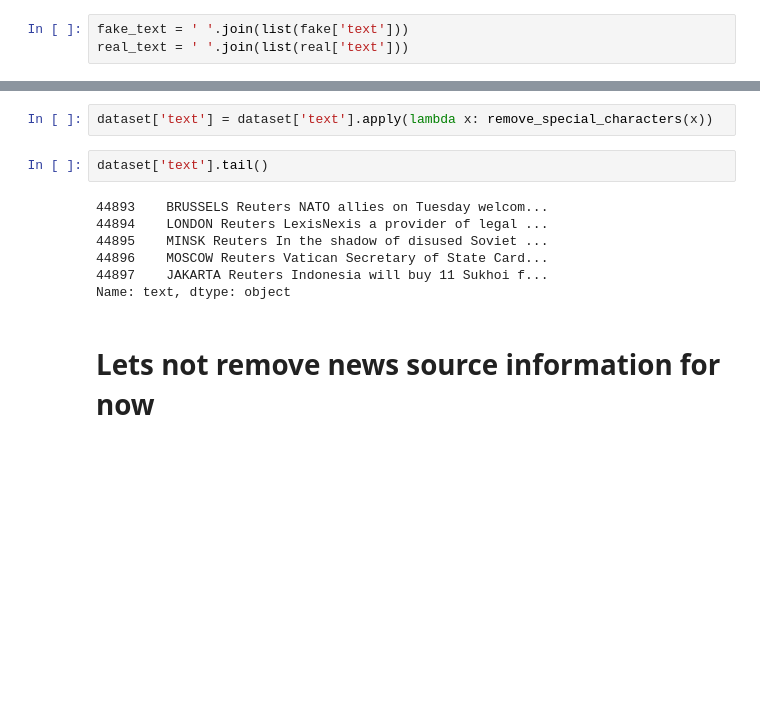
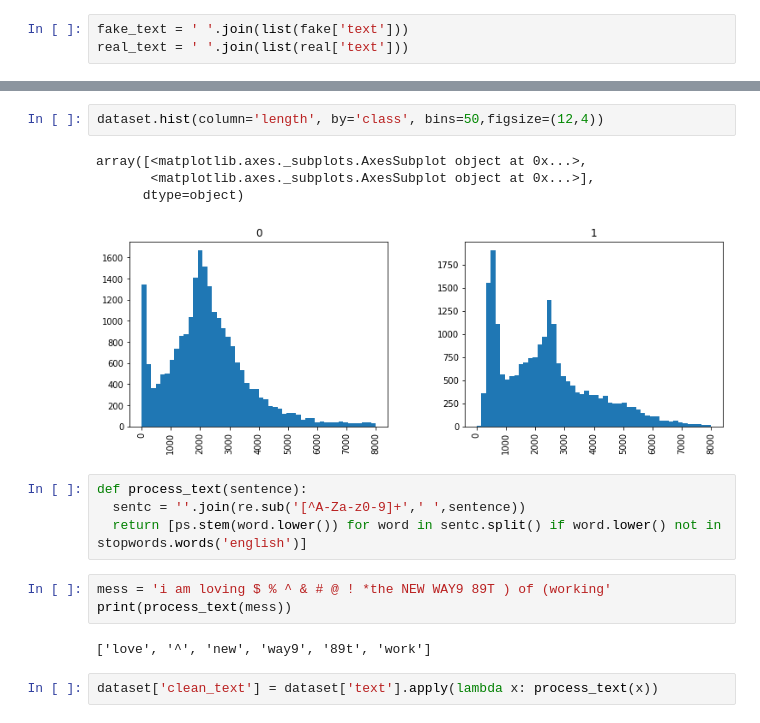
Before and after one commit to yogeshdhome/Coursera-IBM-AI-ML-Course, a Jupyter notebook: Fake_News_Detection_using_LSTM.ipynb, the cells around one changed output, grey strips where cells are left out. Cells and saved outputs as stored; diff of their text form; blank space fills up the shorter version.

```diff
--- a/Fake_News_Detection_using_LSTM.ipynb
+++ b/Fake_News_Detection_using_LSTM.ipynb
@@ -149,13 +151,18 @@ def remove_special_characters(sentence):
+# %%
+dataset.hist(column='length', by='class', bins=50,figsize=(12,4))
+# %% [output]
+array([<matplotlib.axes._subplots.AxesSubplot object at 0x...>,
+       <matplotlib.axes._subplots.AxesSubplot object at 0x...>],
+      dtype=object)
+[figure, added]
+# %%
+def process_text(sentence):
+  sentc = ''.join(re.sub('[^A-Za-z0-9]+',' ',sentence))
+  return [ps.stem(word.lower()) for word in sentc.split() if word.lower() not in stopwords.words('english')]
+# %%
+mess = 'i am loving $ % ^ & # @ ! *the NEW WAY9 89T ) of (working'
+print(process_text(mess))
+# %% [output]
+['love', '^', 'new', 'way9', '89t', 'work']
 # %%
-dataset['text'] = dataset['text'].apply(lambda x: remove_special_characters(x))
+dataset['clean_text'] = dataset['text'].apply(lambda x: process_text(x))
-# %%
-dataset['text'].tail()
-# %% [output]
-44893    BRUSSELS Reuters NATO allies on Tuesday welcom...
-44894    LONDON Reuters LexisNexis a provider of legal ...
-44895    MINSK Reuters In the shadow of disused Soviet ...
-44896    MOSCOW Reuters Vatican Secretary of State Card...
-44897    JAKARTA Reuters Indonesia will buy 11 Sukhoi f...
-Name: text, dtype: object
-# %% [markdown]
-# Lets not remove news source information for now
```
Also changed, not shown: parts of 35 cells of this notebook.
